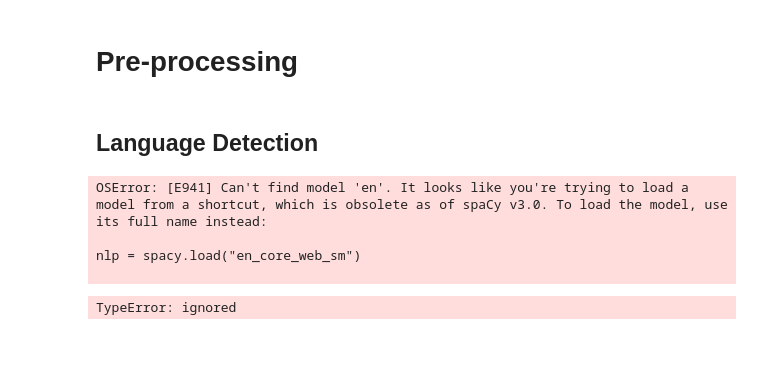
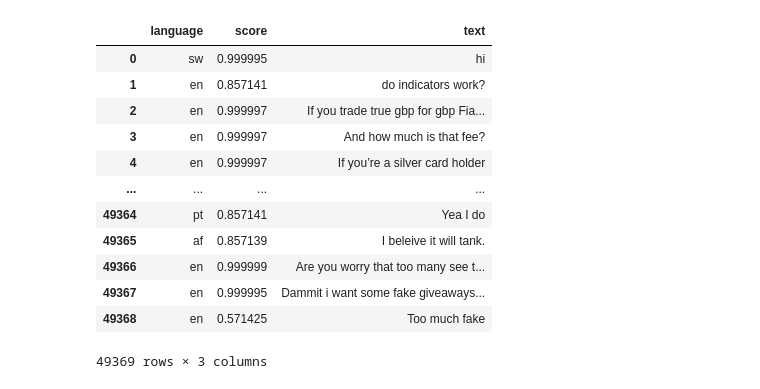
Before and after one commit to ParsaHejabi/USC-ISI-MINDS-ProgrammingChallenge, a Jupyter notebook: main.ipynb, the cells around one changed output. Saved outputs shown, nothing was run; the diff lists cells and outputs as text; code cells hidden in the pictures; blank space fills up the shorter version.

```diff
--- a/main.ipynb
+++ b/main.ipynb
@@ -5,18 +3,18 @@ messages_texts = np.load('./extracted_messages.npy')
-# %% [markdown]
-# Pre-processing
-# %% [markdown]
-## Language Detection
-# %%
-import spacy
-from spacy_langdetect import LanguageDetector
-nlp = spacy.load('en')
-nlp.add_pipe(LanguageDetector(), name='language_detector', last=True)
-# %% [output]
-OSError: [E941] Can't find model 'en'. It looks like you're trying to load a model from a shortcut, which is obsolete as of spaCy v3.0. To load the model, use its full name instead:
-
-nlp = spacy.load("en_core_web_sm")
-
-# %%
-doc = [nlp(str(messages_text))._.language for messages_text in messages_texts]
-# %% [output]
-TypeError: ignored
+# %%
+data = pd.read_csv('./messages_languages.csv', index_col=0)
+# %%
+data
+# %% [output]
+|  | language | score | text |
+| 0 | sw | 0.999995 | hi |
+| 1 | en | 0.857141 | do indicators work? |
+| 2 | en | 0.999997 | If you trade true gbp for gbp Fia... |
+| 3 | en | 0.999997 | And how much is that fee? |
+| 4 | en | 0.999997 | If you’re a silver card holder |
+| ... | ... | ... | ... |
+| 49364 | pt | 0.857141 | Yea I do |
+| 49365 | af | 0.857139 | I beleive it will tank. |
+| 49366 | en | 0.999999 | Are you worry that too many see t... |
+| 49367 | en | 0.999995 | Dammit i want some fake giveaways... |
+| 49368 | en | 0.571425 | Too much fake |
+49369 rows × 3 columns
```
Also changed, not shown: parts of 32 cells of this notebook, 1 other file.
